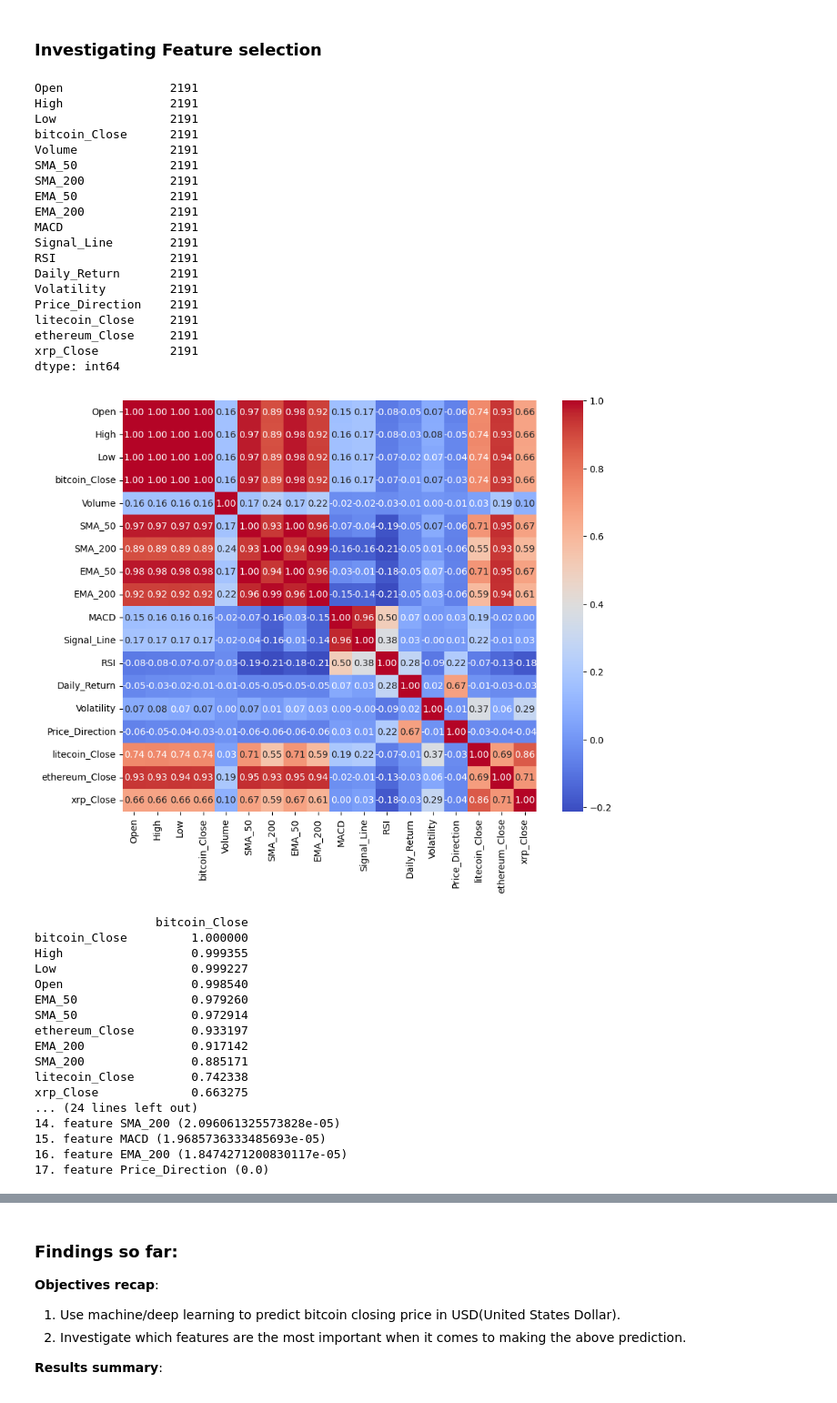
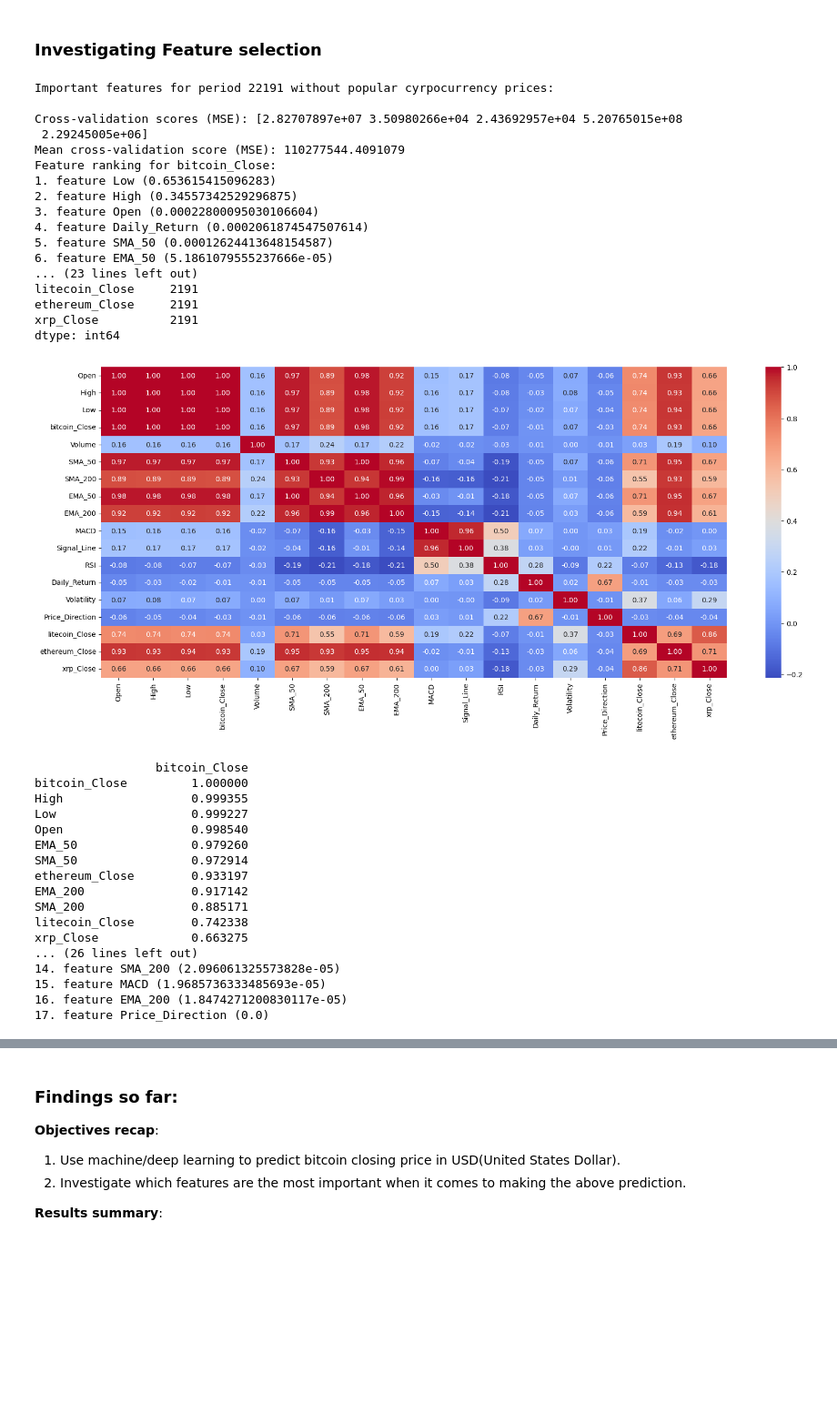
Before and after one commit to ASherjil/Cryptocurrency-Price-Prediction, a Jupyter notebook: CW2_B820928.ipynb, the cells around one changed output, grey strips where cells are left out. Shown at 91% size. Drawn from its saved outputs; the diff is of its cells as text; code cells hidden in the pictures; blank space fills up the shorter version.

```diff
--- a/CW2_B820928.ipynb
+++ b/CW2_B820928.ipynb
@@ -743,50 +761,51 @@ RMSE for 'SMA_50': 6018.149102367627 vs target: 'Close', length of data 423
 # %%
 df_bitcoin_features = df_bitcoin_2_clean.copy()
 df_bitcoin_features = df_bitcoin_features.drop(['Currency'], axis=1)
 df_bitcoin_features = df_bitcoin_features.rename(columns={'Close': 'bitcoin_Close'})
 cryptos_prices_to_copy = ['litecoin', 'ethereum', 'xrp']
 
 # Find the latest starting date among all the cryptocurrencies
 latest_start_date = max(df.index.min() for df in [df_bitcoin_features] + [dfs[f'raw_{crypto}_pd'] for crypto in cryptos_prices_to_copy])
 
 # Filter df_bitcoin_features from the latest start date onwards
 df_bitcoin_features = df_bitcoin_features[df_bitcoin_features.index >= latest_start_date]
 
+print(f"Important features for period 2{len(df_bitcoin_features)} without popular cyrpocurrency prices:\n")
+feature_importance_verifier(df_bitcoin_features.copy(), 'bitcoin_Close')
 for crypto in cryptos_prices_to_copy:
     # Filter each crypto DataFrame from the latest start date onwards and add 'Close' price to df_bitcoin_features
     df_bitcoin_features[f'{crypto}_Close'] = dfs[f'raw_{crypto}_pd'].loc[dfs[f'raw_{crypto}_pd'].index >= latest_start_date, 'Close']
 
 print(df_bitcoin_features.count())
 
 # Calculate the correlation matrix
 correlation_matrix = df_bitcoin_features.corr()
 correlation_with_target = correlation_matrix[['bitcoin_Close']].sort_values(by='bitcoin_Close', ascending=False)
-plt.figure(figsize=(10, 8))
+plt.figure(figsize=(20, 8))
 sns.heatmap(correlation_matrix, annot=True, fmt=".2f", cmap='coolwarm')
 plt.show()
 print(correlation_with_target)
+print(f"Important features for period 2{len(df_bitcoin_features)} with popular cyrpocurrency prices:\n")
 feature_importance_verifier(df_bitcoin_features.copy(), 'bitcoin_Close')
 # %% [output]
-Open               2191
-High               2191
-Low                2191
-bitcoin_Close      2191
-Volume             2191
-SMA_50             2191
-SMA_200            2191
-EMA_50             2191
-EMA_200            2191
-MACD               2191
-Signal_Line        2191
-RSI                2191
-Daily_Return       2191
-Volatility         2191
-Price_Direction    2191
+Important features for period 22191 without popular cyrpocurrency prices:
+
+Cross-validation scores (MSE): [2.82707897e+07 3.50980266e+04 2.43692957e+04 5.20765015e+08
+ 2.29245005e+06]
+Mean cross-validation score (MSE): 110277544.4091079
+Feature ranking for bitcoin_Close:
+1. feature Low (0.653615415096283)
+2. feature High (0.34557342529296875)
+3. feature Open (0.00022800095030106604)
+4. feature Daily_Return (0.0002061874547507614)
+5. feature SMA_50 (0.00012624413648154587)
+6. feature EMA_50 (5.1861079555237666e-05)
+... (23 lines left out)
 litecoin_Close     2191
 ethereum_Close     2191
 xrp_Close          2191
 dtype: int64
-[figure, old version]
+[figure, new version]
                  bitcoin_Close
 bitcoin_Close         1.000000
 High                  0.999355
@@ -799,7 +818,7 @@ EMA_200               0.917142
 SMA_200               0.885171
 litecoin_Close        0.742338
 xrp_Close             0.663275
-... (24 lines left out)
+... (26 lines left out)
 14. feature SMA_200 (2.096061325573828e-05)
 15. feature MACD (1.9685736333485693e-05)
 16. feature EMA_200 (1.8474271200830117e-05)
```
Also changed, not shown: parts of 17 cells of this notebook, 10 other files.
